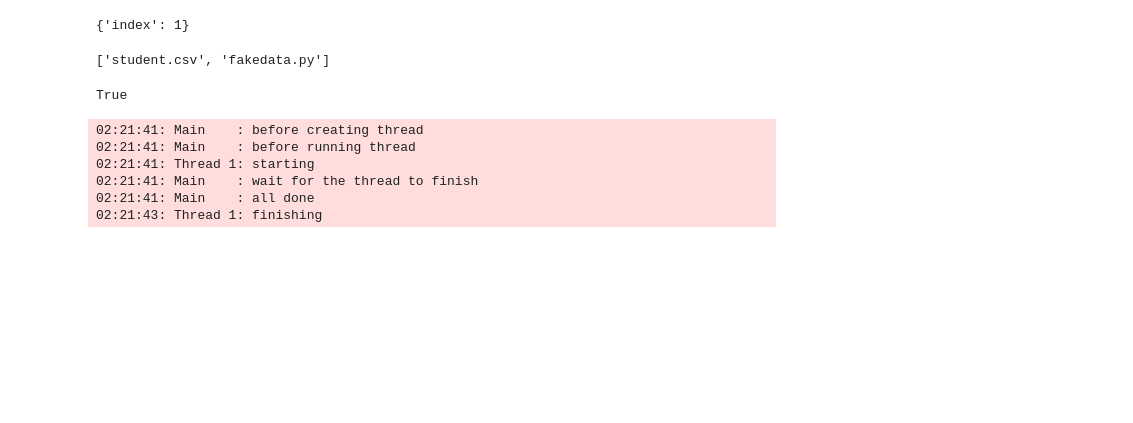
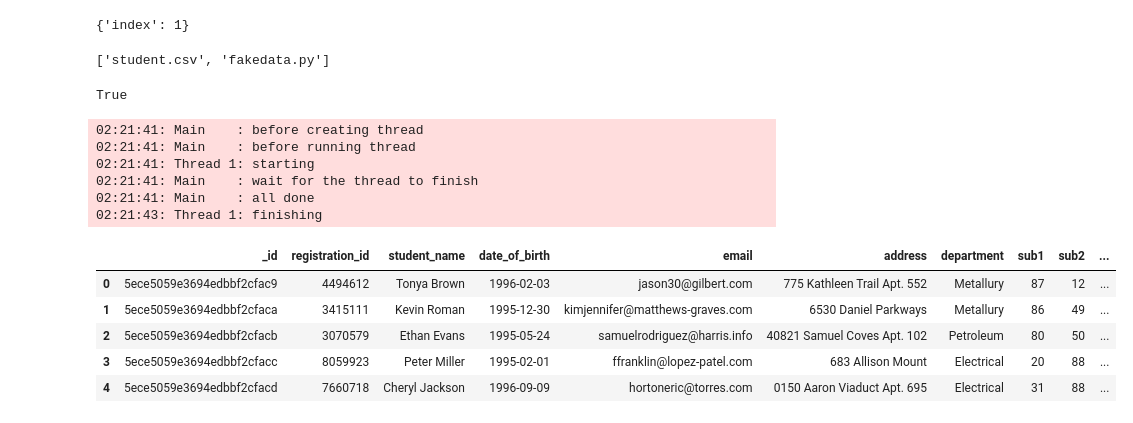
Before and after one commit to culnitish/python-csv-to-mongodb-multithreading, a Jupyter notebook: src/Untitled.ipynb, the cells around one changed output. Drawn from its saved outputs; the diff is of its cells as text; code cells hidden in the pictures; blank space fills up the shorter version.

```diff
--- a/src/Untitled.ipynb
+++ b/src/Untitled.ipynb
@@ -132,3 +132,21 @@ if __name__ == "__main__":
 02:21:41: Main    : wait for the thread to finish
 02:21:41: Main    : all done
 02:21:43: Thread 1: finishing
+# %%
+import pymongo
+import pandas as pd
+client = pymongo.MongoClient(
+    "mongodb+srv://root:root@cluster-aqz47.mongodb.net/test?retryWrites=true&w=majority"
+)
+myDatabase = client['personal_project']
+myCollection = myDatabase['students']
+cursor=myCollection.find({})
+df =  pd.DataFrame(list(cursor))
+df.head()
+# %% [output]
+|  | _id | registration_id | student_name | date_of_birth | email | address | department | sub1 | sub2 | ... |
+| 0 | 5ece5059e3694edbbf2cfac9 | 4494612 | Tonya Brown | 1996-02-03 | jason30@gilbert.com | 775 Kathleen Trail Apt. 552 | Metallury | 87 | 12 | ... |
+| 1 | 5ece5059e3694edbbf2cfaca | 3415111 | Kevin Roman | 1995-12-30 | kimjennifer@matthews-graves.com | 6530 Daniel Parkways | Metallury | 86 | 49 | ... |
+| 2 | 5ece5059e3694edbbf2cfacb | 3070579 | Ethan Evans | 1995-05-24 | samuelrodriguez@harris.info | 40821 Samuel Coves Apt. 102 | Petroleum | 80 | 50 | ... |
+| 3 | 5ece5059e3694edbbf2cfacc | 8059923 | Peter Miller | 1995-02-01 | ffranklin@lopez-patel.com | 683 Allison Mount | Electrical | 20 | 88 | ... |
+| 4 | 5ece5059e3694edbbf2cfacd | 7660718 | Cheryl Jackson | 1996-09-09 | hortoneric@torres.com | 0150 Aaron Viaduct Apt. 695 | Electrical | 31 | 88 | ... |
```
Also changed, not shown: parts of 6 cells of this notebook, 13 other files.
